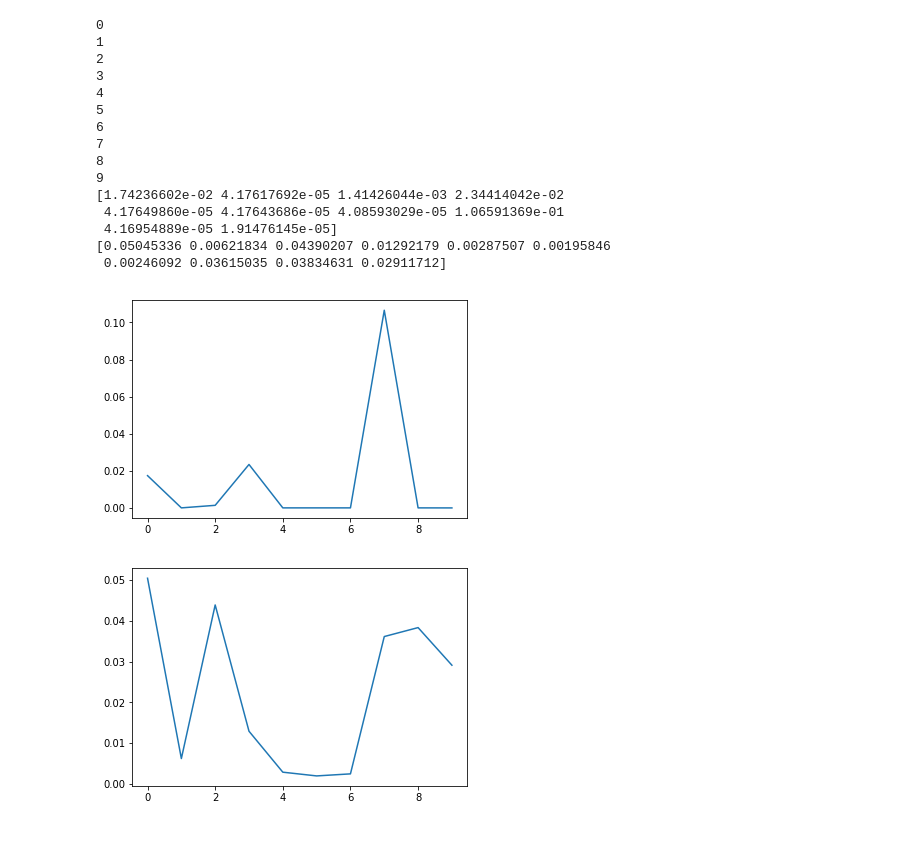
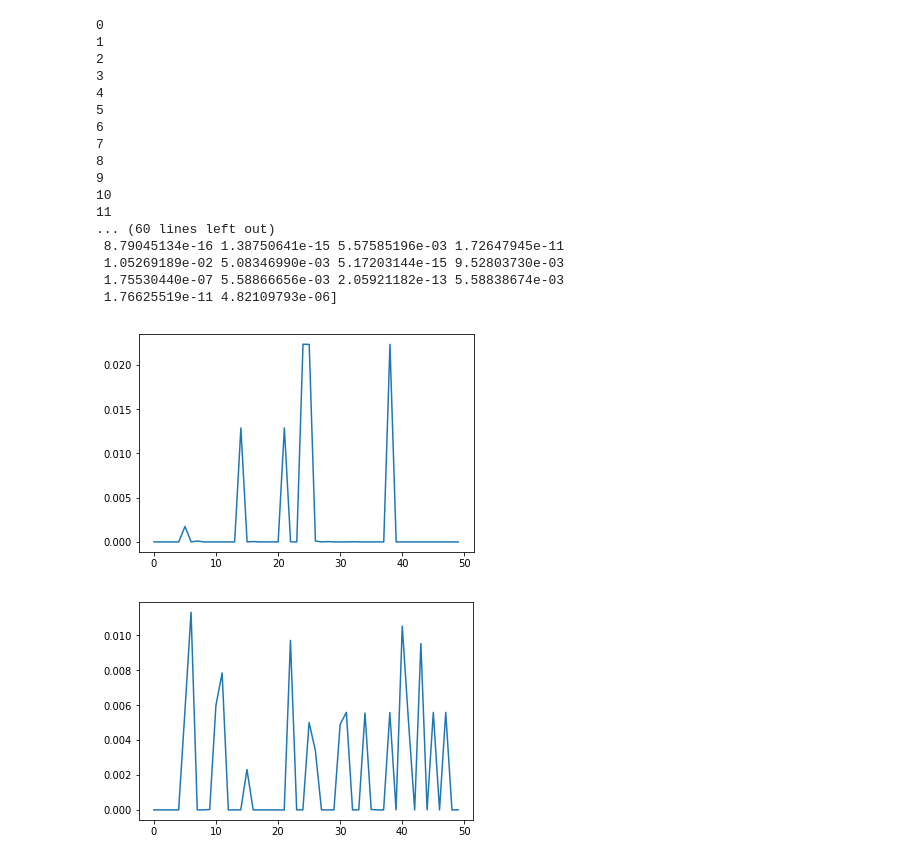
Before and after one commit to landreasyan/LLR, a Jupyter notebook: LLR.ipynb, the cells around one changed output. Cells and saved outputs as stored; diff of their text form; code cells hidden in the pictures.

```diff
--- a/LLR.ipynb
+++ b/LLR.ipynb
@@ -83,7 +83,6 @@ class LLR():
         self.Y = np.zeros(n)
         self.W = np.zeros((len(X[:, 0]), len(X[:, 0])))
         self.X = X
-        self.y = y_matrix
 
         # Compute the weight matrix of X
         for i in range(0, len(X[:, 0])):
@@ -155,7 +154,7 @@ class LLR():
 
         # Constructing X_block matrix of smaller X
         self.X_block = np.identity(perm_size)
-        for i in range(0, 2):
+        for i in range(0, len(X[0, :])):
             self.X_block = np.block([self.X_block, np.diag(X_new[:,i])]);
 
         # Constructing M block matrix of smaller X
@@ -173,6 +172,7 @@ class LLR():
         plt.imshow(M)
         plt.show()
         '''
+
         #Compute the theta of smaller X
         self.X_block = np.mat(self.X_block);
         to_invert = np.matmul(self.X_block.transpose(),self.X_block) + M
@@ -191,8 +191,11 @@ class LLR():
         # Compute the predicted y values
         n = len(X[:,:])
         for i in range(0, len(X[:,:])):
-            self.Y[i] = Theta[i,0] + Theta[i+n, 0]*X[i,0]+Theta[i+2*n,0]*X[i,1]
-
+            temp = 0
+            for j in range (1, len(X[0,:])+1):
+                temp = temp + Theta[i+j*n, 0]*X[i,j-1]
+            self.Y[i] = Theta[i,0] + temp
+            #self.Y[i] = Theta[i,0] + Theta[i+n, 0]*X[i,0]+Theta[i+2*n,0]*X[i,1]
         return self
 
     def predict(self, X_new):
@@ -216,7 +219,7 @@ class LLR():
             W_predict[i,:] = W_predict[i,:]/d;
 
         size = self.perm_size
-
+        p = len(self.X[0,:])
         # Construct a block diagonal weight matrix with the new assymentric weight matrix
         W_A = np.block([W_predict, np.zeros((len(W_predict[:,0]), size*p))]);
         for i in range(1, p+1):
@@ -228,27 +231,34 @@ class LLR():
 
         # Compute the prediction
         for i in range(0, len(X_new[:,0])):
-            Y[i] = Theta[i,0] + Theta[i+len(X_new[:,0]), 0]*X_new[i,0]+Theta[i+2*len(X_new[:,0]),0]*X_new[i,1]
 
+            Y[i] = Theta[i,0]
+            temp = 0
+            for j in range (1, len(X_new[0,:])+1):
+                temp += Theta[i+j*len(X_new[:,0]), 0]*X_new[i,j-1]
+            Y[i] += temp
+            #Y[i] = Theta[i,0] + Theta[i+len(X_new[:,0]), 0]*X_new[i,0]+Theta[i+2*len(X_new[:,0]),0]*X_new[i,1]
         return Y
 # %%
 kf = KFold(n_splits=5, shuffle=True)
 count = 0
+mu_index = 0
 n_range = 100
 step = 5
-MSE_test = np.zeros(5)
-MSE_train = np.zeros(5)
-MSE_avg_test = np.zeros(10)
-MSE_avg_train = np.zeros(10)
+MSE_test = np.zeros(50)
+MSE_train = np.zeros(50)
+MSE_avg_test = np.zeros(50)
+MSE_avg_train = np.zeros(50)
+mu_v_array = np.zeros(100)
 
-
-while (count < 10):
-    rand_mu = random.randint(1, 2)
-    rand_v = random.randint(1, 2)
+while (count < 50):
+    rand_mu = random.randint(1, 100)
+    rand_v = random.randint(1, 100)
     print(count)
     #print("mu=", rand_mu)
     #print("v=", rand_v/p)
     index=0
+
 
     for train_index, test_index in kf.split(X_data):
 
@@ -272,40 +282,44 @@ while (count < 10):
         index+=1
     #print(MSE_test)
     #print(MSE_train)
-
+    mu_v_array[mu_index] = rand_mu
+    mu_v_array[mu_index+1] = rand_v
+    mu_index +=2
     MSE_avg_test[count] = np.average(MSE_test)
     MSE_avg_train[count] = np.average(MSE_train)
     count+=1
 
     #fig = plt.figure()
     #plt.plot(range(0, 5),MSE)
     #plt.show()
 
 
 print(MSE_avg_test)
 print(MSE_avg_train)
 
 fig = plt.figure()
-plt.plot(range(0, 10),MSE_avg_test)
+plt.plot(range(0, 50),MSE_avg_test)
 plt.show()
 
-plt.plot(range(0, 10),MSE_avg_train)
+plt.plot(range(0, 50),MSE_avg_train)
 plt.show()
 # %% [output]
 0
 1
 2
 3
 4
 5
 6
 7
 8
 9
-[1.74236602e-02 4.17617692e-05 1.41426044e-03 2.34414042e-02
- 4.17649860e-05 4.17643686e-05 4.08593029e-05 1.06591369e-01
- 4.16954889e-05 1.91476145e-05]
-[0.05045336 0.00621834 0.04390207 0.01292179 0.00287507 0.00195846
- 0.00246092 0.03615035 0.03834631 0.02911712]
+10
+11
+... (60 lines left out)
+ 8.79045134e-16 1.38750641e-15 5.57585196e-03 1.72647945e-11
+ 1.05269189e-02 5.08346990e-03 5.17203144e-15 9.52803730e-03
+ 1.75530440e-07 5.58866656e-03 2.05921182e-13 5.58838674e-03
+ 1.76625519e-11 4.82109793e-06]
-[figure, old version]
+[figure, new version]
-[figure, old version]
+[figure, new version]
```
Also changed, not shown: parts of 5 cells of this notebook.
